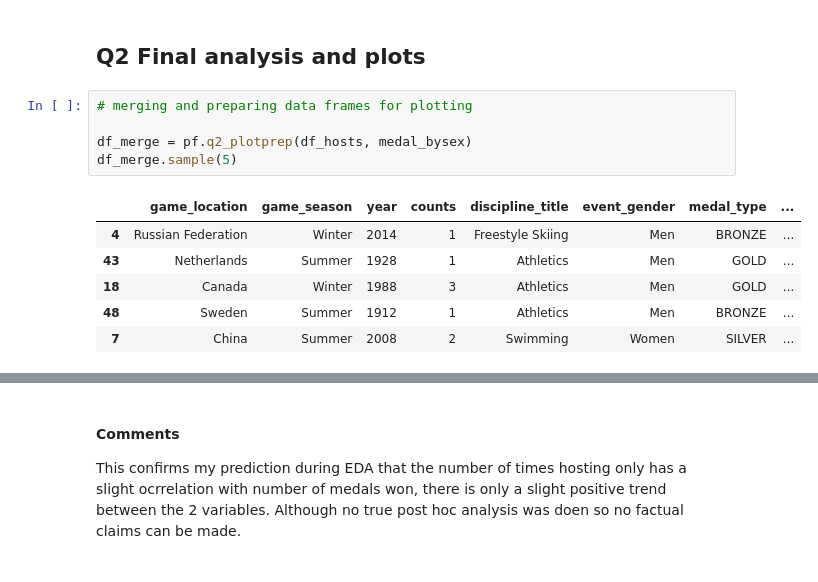
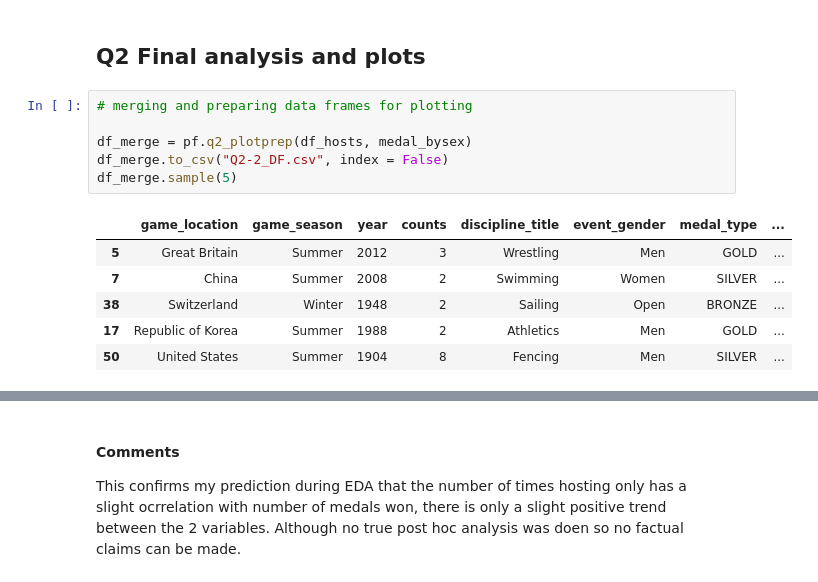
Before and after one commit to ubco-W2022T2-data301/project-group-group17, a Jupyter notebook: analysis/notebooks/analysis_conan.ipynb, the cells around one changed output, grey strips where cells are left out. Cells and saved outputs as stored; diff of their text form.

```diff
--- a/analysis/notebooks/analysis_conan.ipynb
+++ b/analysis/notebooks/analysis_conan.ipynb
@@ -256,15 +251,16 @@ Should note that the "unified team" would probably be a combination of multiple
 # %%
 # merging and preparing data frames for plotting
 
 df_merge = pf.q2_plotprep(df_hosts, medal_bysex)
+df_merge.to_csv("Q2-2_DF.csv", index = False)
 df_merge.sample(5)
 # %% [output]
 |  | game_location | game_season | year | counts | discipline_title | event_gender | medal_type | ... |
-| 4 | Russian Federation | Winter | 2014 | 1 | Freestyle Skiing | Men | BRONZE | ... |
-| 43 | Netherlands | Summer | 1928 | 1 | Athletics | Men | GOLD | ... |
-| 18 | Canada | Winter | 1988 | 3 | Athletics | Men | GOLD | ... |
-| 48 | Sweden | Summer | 1912 | 1 | Athletics | Men | BRONZE | ... |
+| 5 | Great Britain | Summer | 2012 | 3 | Wrestling | Men | GOLD | ... |
 | 7 | China | Summer | 2008 | 2 | Swimming | Women | SILVER | ... |
+| 38 | Switzerland | Winter | 1948 | 2 | Sailing | Open | BRONZE | ... |
+| 17 | Republic of Korea | Summer | 1988 | 2 | Athletics | Men | GOLD | ... |
+| 50 | United States | Summer | 1904 | 8 | Fencing | Men | SILVER | ... |
 # %%
 # plot relationship between times hosting and medals won
 
```
Also changed, not shown: parts of 8 cells of this notebook, 8 other files.
